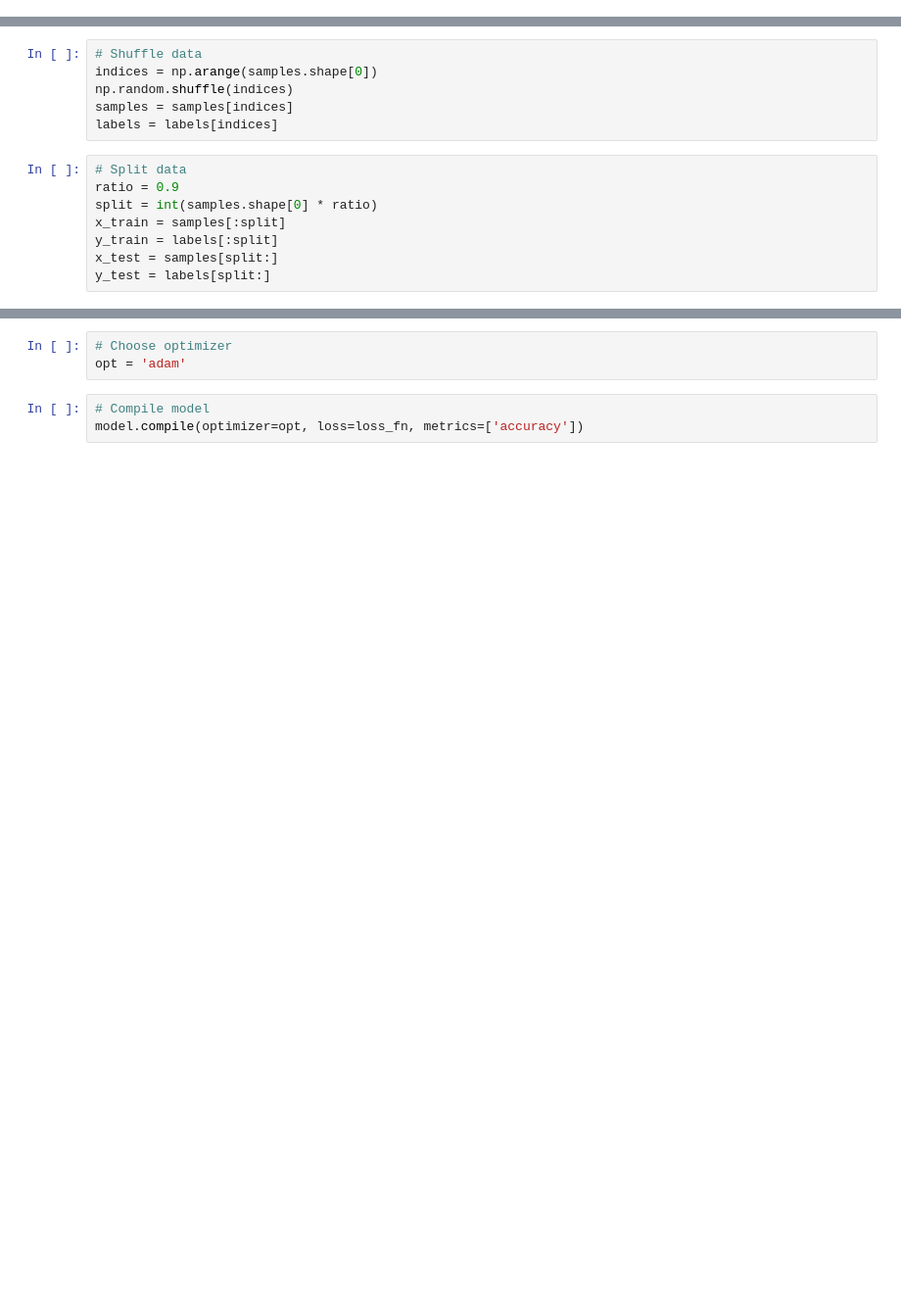
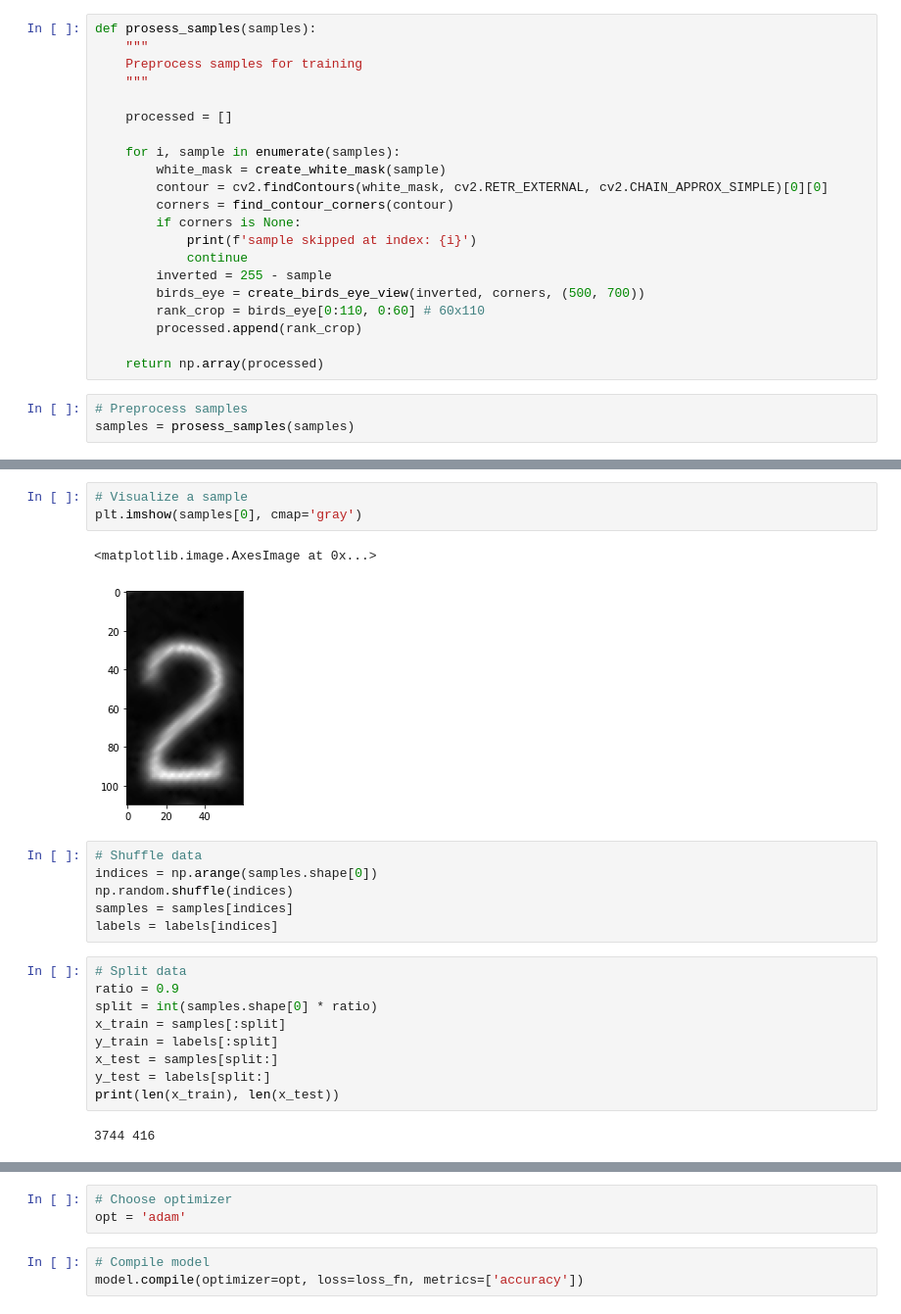
Before and after one commit to alkenderesi/playing-card-detection, a Jupyter notebook: models/rank/rank_model.ipynb, the cells around one changed output, grey strips where cells are left out. Shown: that part at 98% size. Drawn from its saved outputs; the diff is of its cells as text; blank space fills up the shorter version.

```diff
--- a/models/rank/rank_model.ipynb
+++ b/models/rank/rank_model.ipynb
@@ -19,0 +29,24 @@ plt.imshow(samples[0])
+# %%
+def prosess_samples(samples):
+    """
+    Preprocess samples for training
+    """
+
+    processed = []
+
+    for i, sample in enumerate(samples):
+        white_mask = create_white_mask(sample)
+        contour = cv2.findContours(white_mask, cv2.RETR_EXTERNAL, cv2.CHAIN_APPROX_SIMPLE)[0][0]
+        corners = find_contour_corners(contour)
+        if corners is None:
+            print(f'sample skipped at index: {i}')
+            continue
+        inverted = 255 - sample
+        birds_eye = create_birds_eye_view(inverted, corners, (500, 700))
+        rank_crop = birds_eye[0:110, 0:60] # 60x110
+        processed.append(rank_crop)
+
+    return np.array(processed)
+# %%
+# Preprocess samples
+samples = prosess_samples(samples)
@@ -20,3 +58,9 @@ plt.imshow(samples[0])
+# %%
+# Visualize a sample
+plt.imshow(samples[0], cmap='gray')
+# %% [output]
+<matplotlib.image.AxesImage at 0x...>
+[figure, added]
 # %%
 # Shuffle data
 indices = np.arange(samples.shape[0])
@@ -31,6 +75,9 @@ x_train = samples[:split]
 y_train = labels[:split]
 x_test = samples[split:]
 y_test = labels[split:]
+print(len(x_train), len(x_test))
+# %% [output]
+3744 416
 # %%
 # Choose layers
 model = tf.keras.models.Sequential([
```
Also changed, not shown: parts of 10 cells of this notebook, 15 other files.
